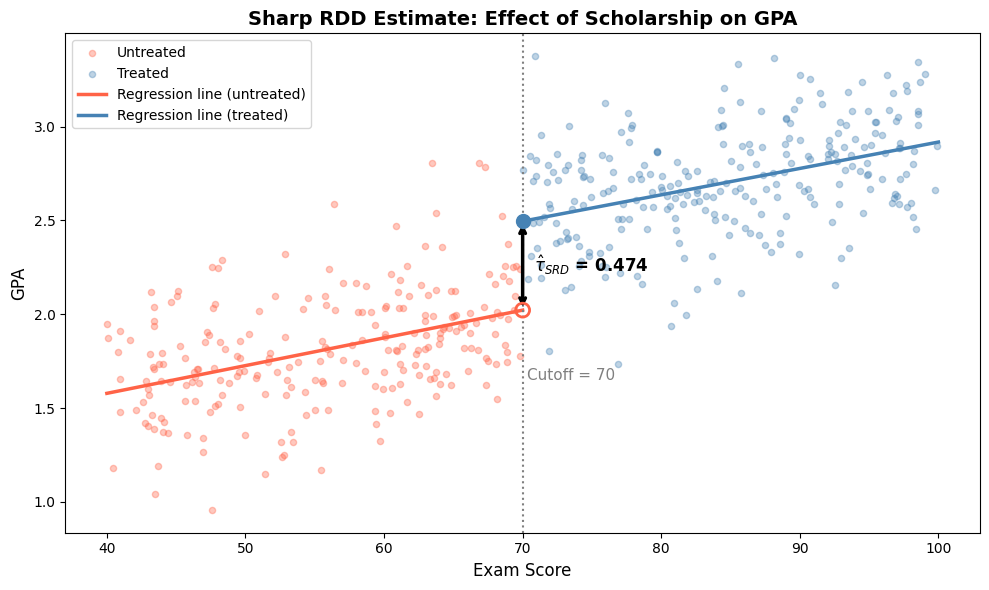
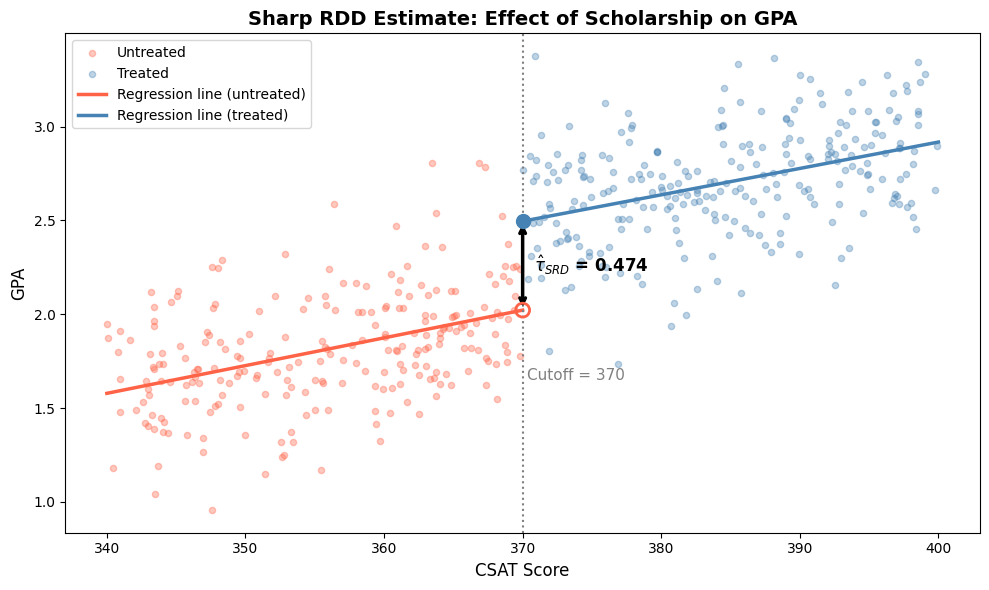
Unified diff of the notebook cell whose output changed from the first chart to the second:
--- before
+++ after
@@ -7,6 +7,6 @@
 ax.scatter(right['score'], right['gpa'], color='steelblue', alpha=0.35, s=20, label='Treated')
 
-s_left  = np.linspace(40, cutoff, 100)
-s_right = np.linspace(cutoff, 100, 100)
+s_left  = np.linspace(340, cutoff, 100)
+s_right = np.linspace(cutoff, 400, 100)
 ax.plot(s_left,  model_left.predict(pd.DataFrame({'score_c': s_left  - cutoff})), color='tomato',    linewidth=2.5, label='Regression line (untreated)')
 ax.plot(s_right, model_right.predict(pd.DataFrame({'score_c': s_right - cutoff})), color='steelblue', linewidth=2.5, label='Regression line (treated)')
@@ -24,5 +24,5 @@
 
 ax.set_title('Sharp RDD Estimate: Effect of Scholarship on GPA', fontsize=14, fontweight='bold')
-ax.set_xlabel('Exam Score', fontsize=12)
+ax.set_xlabel('CSAT Score', fontsize=12)
 ax.set_ylabel('GPA', fontsize=12)
 ax.legend(fontsize=10)

Commit: fix(rdd): x축 범위를 40~100에서 340~400으로 통일 및 SAT→CSAT 표기 수정 (한/영)